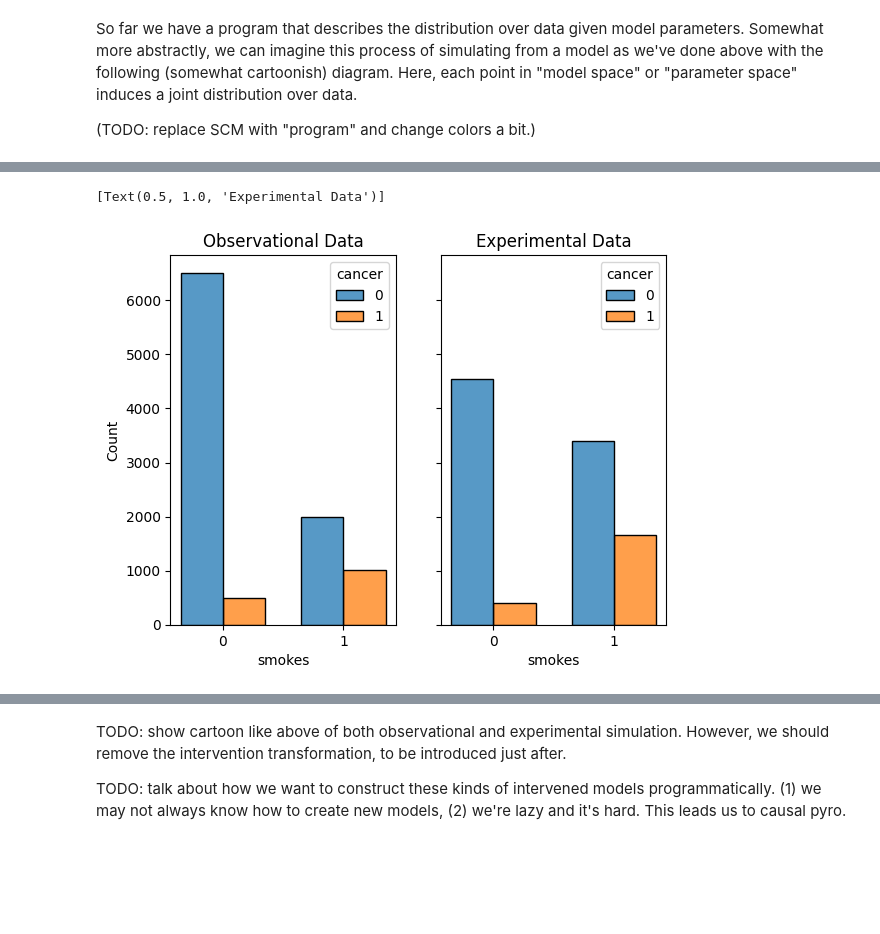
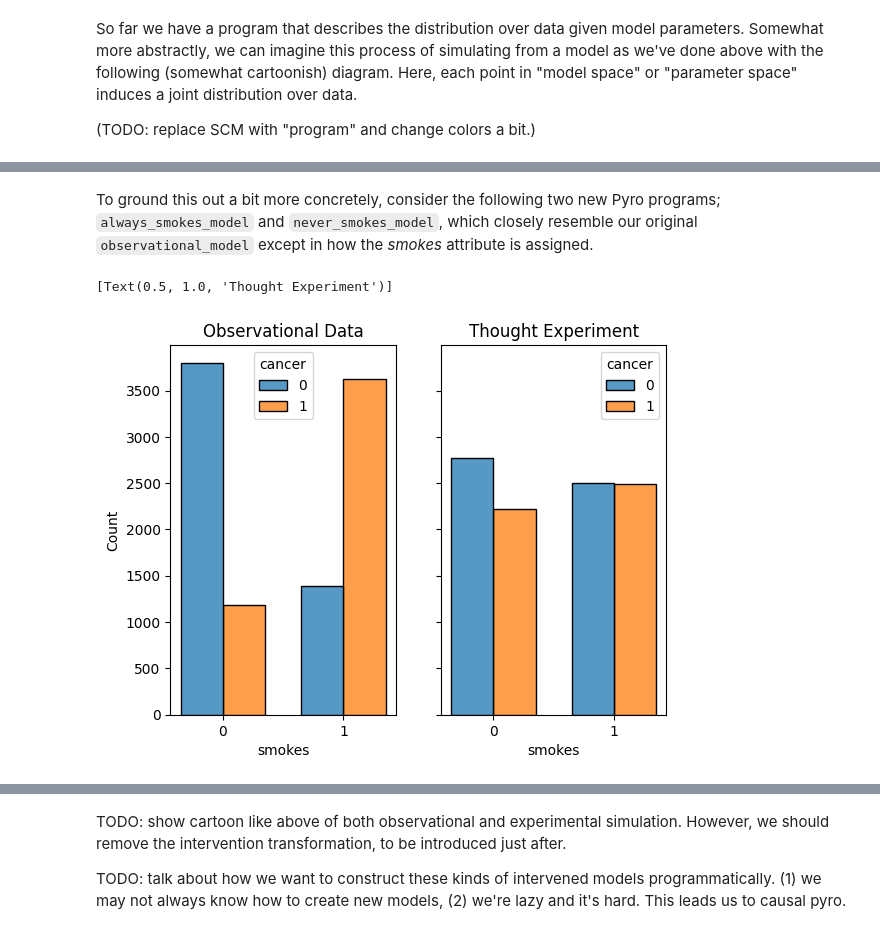
Before and after one commit to BasisResearch/chirho, a Jupyter notebook: docs/source/tutorial_i.ipynb, the cells around one changed output, grey strips where cells are left out. Saved outputs shown, nothing was run; the diff lists cells and outputs as text; code cells hidden in the pictures; blank space fills up the shorter version.

```diff
--- a/docs/source/tutorial_i.ipynb
+++ b/docs/source/tutorial_i.ipynb
@@ -50,11 +50,11 @@ choose some parameters by hand, but later we'll see how we can use Pyro's infere
 parameters from data.
 # %%
 stress_pt = torch.tensor([0.5])
-smokes_cpt  = torch.tensor([0.1, 0.5])
-cancer_cpt  = torch.tensor([[0.05, 0.3], [0.1, 0.35]])
+smokes_cpt  = torch.tensor([0.2, 0.8])
+cancer_cpt  = torch.tensor([[0.1, 0.15],
+                            [0.8, 0.85]])
 
 n_individuals = 10000
-
 with pyro.plate("individuals", n_individuals, dim=-1):
     stress_obs, smokes_obs, cancer_obs = observational_model(stress_pt, smokes_cpt, cancer_cpt)
 # %% [markdown]
@@ -65,10 +65,10 @@ import matplotlib.pyplot as plt
 import seaborn as sns
 import pandas as pd
 
-obs_data = torch.concat((stress_obs.reshape(-1, 1), smokes_obs.reshape(-1, 1), cancer_obs.reshape(-1, 1)), axis=-1)
+data_obs = torch.concat((stress_obs.reshape(-1, 1), smokes_obs.reshape(-1, 1), cancer_obs.reshape(-1, 1)), axis=-1)
 
-obs_frame = pd.DataFrame(obs_data.numpy(), columns=["stressed", "smokes", "cancer"]).astype("category").replace({0:"0", 1:"1"})
+frame_obs = pd.DataFrame(data_obs.numpy(), columns=["stressed", "smokes", "cancer"]).astype("category").replace({0:"0", 1:"1"})
 
-sns.histplot(x='smokes', hue='cancer', multiple="dodge", shrink=0.7, data=obs_frame).set(title='Observational Data')
+sns.histplot(x='smokes', hue='cancer', multiple="dodge", shrink=0.7, data=frame_obs).set(title='Observational Data')
 # %% [output]
 [Text(0.5, 1.0, 'Observational Data')]
@@ -113,12 +95,41 @@ with pyro.plate("individuals", n_individuals, dim=-1):
+# %% [markdown]
+To ground this out a bit more concretely, consider the following two new Pyro programs;
+`always_smokes_model` and `never_smokes_model`, which closely resemble our original `observational_model` except
+in how the *smokes* attribute is assigned.
+# %%
+def always_smokes_model(stress_pt, smokes_cpt, cancer_cpt):
+    stress = pyro.sample("stress", Bernoulli(stress_pt)).long()
+    # smokes no longer depends on stress.
+    smokes   = pyro.deterministic("smokes", torch.ones_like(stress))
+    cancer   = pyro.sample("cancer", Bernoulli(cancer_cpt[stress, smokes])).long()
+
+    return stress, smokes, cancer
+
+def never_smokes_model(stress_pt, smokes_cpt, cancer_cpt):
+    stress = pyro.sample("stress", Bernoulli(stress_pt)).long()
+    # smokes no longer depends on stress.
+    smokes   = pyro.deterministic("smokes", torch.zeros_like(stress))
+    cancer   = pyro.sample("cancer", Bernoulli(cancer_cpt[stress, smokes])).long()
+
+    return stress, smokes, cancer
+
+# Let's pretend that we force half the people to always smoke and half to never smoke.
+with pyro.plate("individuals", n_individuals/2, dim=-1):
+    # Sample from a population of individuals under the "always smokes" thought experiment.
+    stress_as, smokes_as, cancer_as = always_smokes_model(stress_pt, smokes_cpt, cancer_cpt)
+    stress_ns, smokes_ns, cancer_ns = never_smokes_model(stress_pt, smokes_cpt, cancer_cpt)
 # %%
-exp_data = torch.concat((stress_exp.reshape(-1, 1), smokes_exp.reshape(-1, 1), cancer_exp.reshape(-1, 1)), axis=-1)
-exp_frame = pd.DataFrame(exp_data.numpy(), columns=["stressed", "smokes", "cancer"]).astype("category").replace({0:"0", 1:"1"})
+data_as = torch.concat((stress_as.reshape(-1, 1), smokes_as.reshape(-1, 1), cancer_as.reshape(-1, 1)), axis=-1)
+data_ns = torch.concat((stress_ns.reshape(-1, 1), smokes_ns.reshape(-1, 1), cancer_ns.reshape(-1, 1)), axis=-1)
 
+frame_as = pd.DataFrame(data_as.numpy(), columns=["stressed", "smokes", "cancer"]).astype("category").replace({0:"0", 1:"1"})
+frame_ns = pd.DataFrame(data_ns.numpy(), columns=["stressed", "smokes", "cancer"]).astype("category").replace({0:"0", 1:"1"})
 
 _, ax = plt.subplots(1, 2, sharey=True)
 
-sns.histplot(x='smokes', hue='cancer', multiple="dodge", shrink=0.7, data=obs_frame, ax=ax[0]).set(title='Observational Data')
-sns.histplot(x='smokes', hue='cancer', multiple="dodge", shrink=0.7, data=exp_frame, ax=ax[1]).set(title='Experimental Data')
+sns.histplot(x='smokes', hue='cancer', multiple="dodge", shrink=0.7, data=frame_obs, ax=ax[0]).set(title='Observational Data')
+sns.histplot(x='smokes', hue='cancer', multiple="dodge", shrink=0.7, data=frame_ns, ax=ax[1])
+sns.histplot(x='smokes', hue='cancer', multiple="dodge", shrink=0.7, data=frame_as, ax=ax[1]).set(title='Thought Experiment')
 # %% [output]
-[Text(0.5, 1.0, 'Experimental Data')]
+[Text(0.5, 1.0, 'Thought Experiment')]
-[figure, old version]
+[figure, new version]
```
Also changed, not shown: parts of 12 cells of this notebook, 1 other file.
